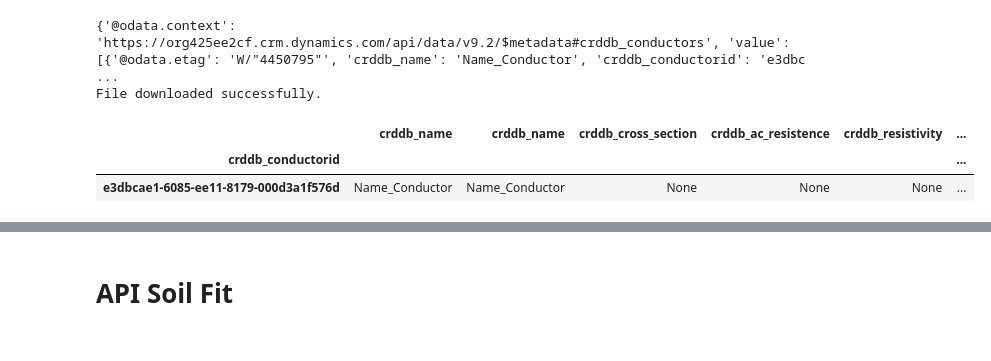
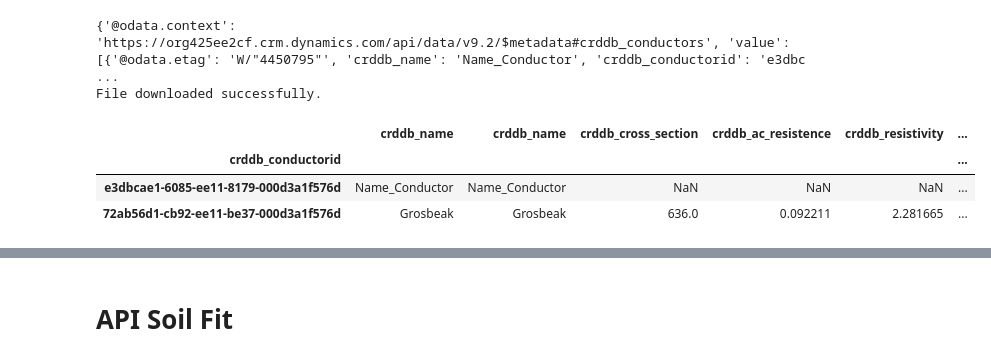
Before and after one commit to LucasLessa1/Projects, a Jupyter notebook: PowerApps/request_notebook.ipynb, the cells around one changed output, grey strips where cells are left out. Drawn from its saved outputs; the diff is of its cells as text; code cells hidden in the pictures.

```diff
--- a/PowerApps/request_notebook.ipynb
+++ b/PowerApps/request_notebook.ipynb
@@ -215,13 +213,14 @@ File downloaded successfully.
 # %%
 cond_df = pd.DataFrame(data_cond['value'])
 cond_columns = ['crddb_name', 'crddb_name', 'crddb_conductorid', 'crddb_cross_section',
-'crddb_ac_resistence', 'crddb_resistivity' , 'crddb_outerradius', '_createdonbehalfby_value',
+'crddb_ac_resistence', 'crddb_resistivity' , 'crddb_outerradius',
 'crddb_innerradius', 'crddb_dc_resistance', 'crddb_relativepermeability', 'crddb_gmr']
 cond_df = cond_df[cond_columns]
 # cond = cond_df.to_dict(orient='list')
 cond_df.set_index('crddb_conductorid', inplace=True)
 cond_df
 # %% [output]
 |  | crddb_name | crddb_name | crddb_cross_section | crddb_ac_resistence | crddb_resistivity | ... |
 | crddb_conductorid |  |  |  |  |  | ... |
-| e3dbcae1-6085-ee11-8179-000d3a1f576d | Name_Conductor | Name_Conductor | None | None | None | ... |
+| e3dbcae1-6085-ee11-8179-000d3a1f576d | Name_Conductor | Name_Conductor | NaN | NaN | NaN | ... |
+| 72ab56d1-cb92-ee11-be37-000d3a1f576d | Grosbeak | Grosbeak | 636.0 | 0.092211 | 2.281665 | ... |
```
Also changed, not shown: parts of 52 cells of this notebook.
